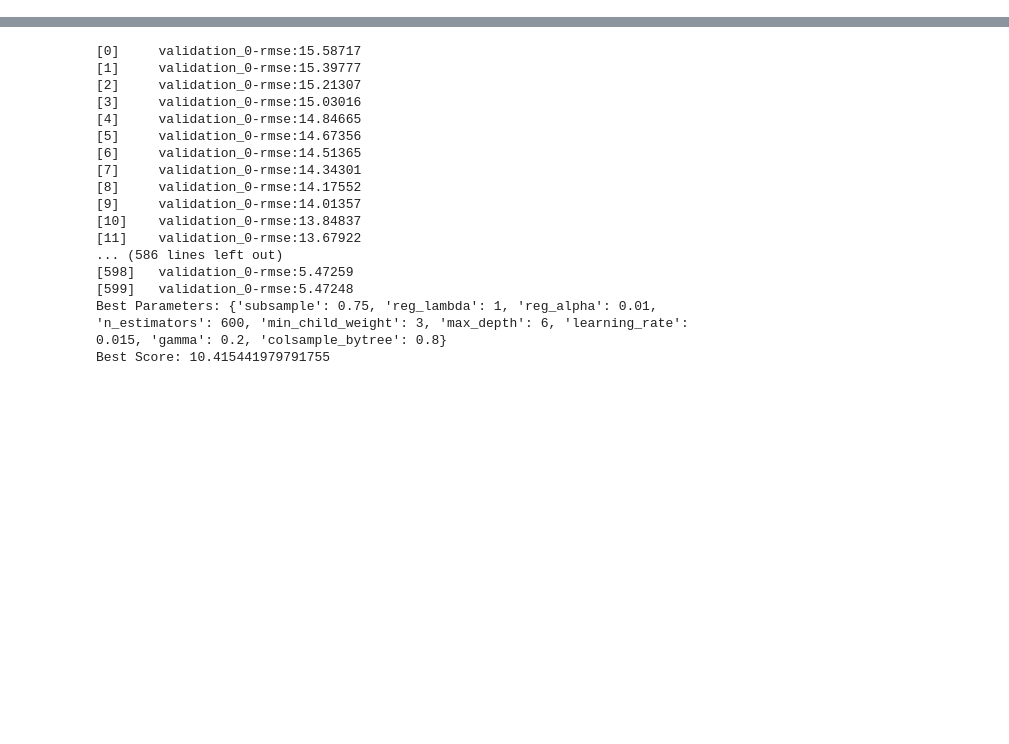
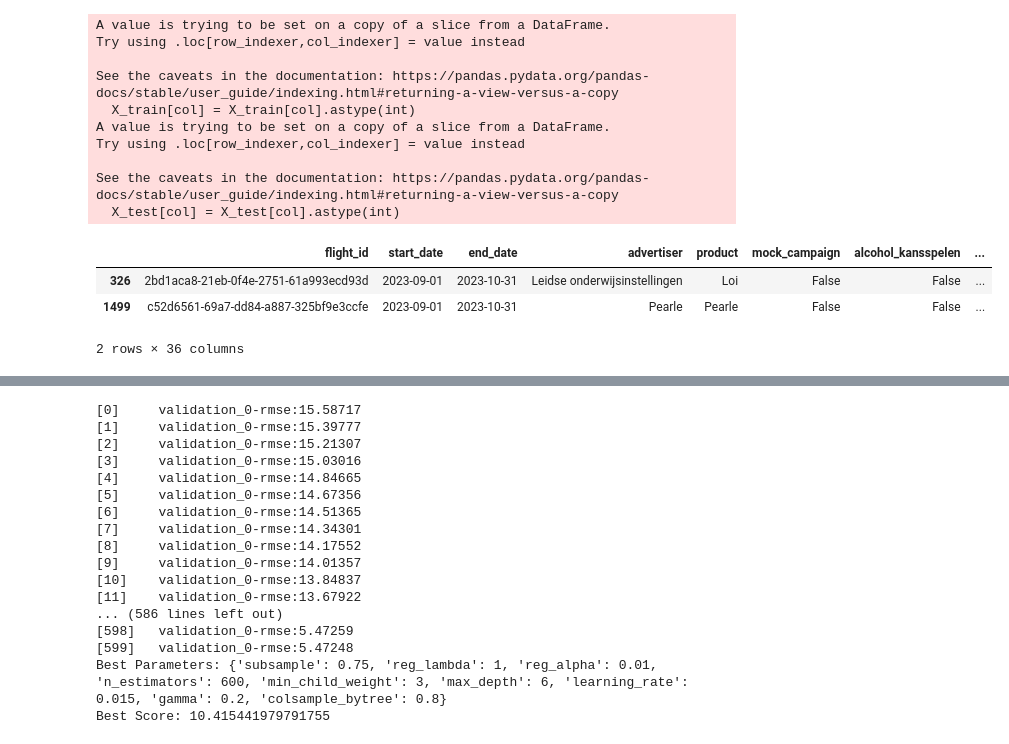
Before and after one commit to JordysHub/CampTvNew, a Jupyter notebook: models/preprocessing_models.ipynb, the cells around one changed output, grey strips where cells are left out. Drawn from its saved outputs; the diff is of its cells as text; code cells hidden in the pictures; blank space fills up the shorter version.

Commit message:
avoid dumping duplicate data

```diff
--- a/models/preprocessing_models.ipynb
+++ b/models/preprocessing_models.ipynb
@@ -209,7 +167,6 @@ TARGET_GROUP = '25-67'
 
 query = f'''
     SELECT b.flight_id,
-    f.mock_campaign,
     f.advertiser,
     f.product,
     f.start_date,
@@ -217,6 +174,8 @@ query = f'''
     b.target_group,
     b.campaign_duration,
     b.daypart,
+    f.mock_campaign,
+    f.alcohol_kansspelen,
     b.total_grp,
     b.ster_grp,
     b.regio_grp,
@@ -225,7 +184,7 @@ query = f'''
     b.npo3_grp,
     b.[ster_1+]
     FROM [dbo].[tv.bereik] b
-    LEFT JOIN [dbo].[tv.flights] f ON b.flight_id = f.flight_id
+    LEFT JOIN [dbo].[tv.flights_ster] f ON b.flight_id = f.flight_id
     where b.ster_grp > 0 and target_group = '{TARGET_GROUP}'
     and start_date >= '{CUT_OFF_DATE}'
     order by start_date
@@ -235,37 +194,56 @@ try:
     df = query_to_df(query)
 except Exception as e:
     print(f"Error executing query: {str(e)}")
-
 
 # Prep df
 df = prep_dataframe(df)
 
 # Ensure the data is sorted by the start date
 df = df.sort_values(by='start_date')
 
 # Split the data into training and test sets based on the cutoff date
 train_data = df[df['start_date'] < TEST_SET_DATE]
 test_data = df[df['start_date'] >= TEST_SET_DATE]
 
 features = ['npo1_grp_daynight', 'npo1_grp_primetime', 'npo1_grp_total',
             'npo2_grp_daynight', 'npo2_grp_primetime', 'npo2_grp_total',
             'npo3_grp_daynight', 'npo3_grp_primetime', 'npo3_grp_total',
             'regio_grp_daynight', 'regio_grp_primetime', 'regio_grp_total',
             'timef_start_month', 'timef_end_month', 'timef_start_year', 'timef_end_year',
             'timef_start_week', 'timef_end_week', 'timef_start_day', 'timef_end_day',
-            'timef_duration_days', 'timef_olympic_period', 'timef_football_period',
-            'meta_alcohol_adv', 'meta_kansspelen_adv']
+            'timef_duration_days', 'timef_olympic_period_overlap', 'timef_football_period_overlap',
+            'alcohol_kansspelen']
 
 target = 'ster_1+_total'
 
 # Separate features and target for train and test sets
 X_train = train_data[features]
 y_train = train_data[target]
 X_test = test_data[features]
 y_test = test_data[target]
 
 # Create the preprocessor. (nu niet echt nodig maar wellicht wel later in de pipeline)
 categorical_cols = []
-boolean_cols = ['timef_olympic_period', 'meta_alcohol_adv', 'meta_kansspelen_adv', 'timef_football_period']
+boolean_cols = ['alcohol_kansspelen']
 numerical_cols = [col for col in features if col not in categorical_cols + boolean_cols]
+for col in boolean_cols:
+    X_train[col] = X_train[col].astype(int)
+    X_test[col] = X_test[col].astype(int)
 preprocessor = create_preprocessor(numerical_cols, categorical_cols, boolean_cols)
+
+df.head(2)
+# %% [output]
+A value is trying to be set on a copy of a slice from a DataFrame.
+Try using .loc[row_indexer,col_indexer] = value instead
+
+See the caveats in the documentation: https://pandas.pydata.org/pandas-docs/stable/user_guide/indexing.html#returning-a-view-versus-a-copy
+  X_train[col] = X_train[col].astype(int)
+A value is trying to be set on a copy of a slice from a DataFrame.
+Try using .loc[row_indexer,col_indexer] = value instead
+
+See the caveats in the documentation: https://pandas.pydata.org/pandas-docs/stable/user_guide/indexing.html#returning-a-view-versus-a-copy
+  X_test[col] = X_test[col].astype(int)
+|  | flight_id | start_date | end_date | advertiser | product | mock_campaign | alcohol_kansspelen | ... |
+| 326 | 2bd1aca8-21eb-0f4e-2751-61a993ecd93d | 2023-09-01 | 2023-10-31 | Leidse onderwijsinstellingen | Loi | False | False | ... |
+| 1499 | c52d6561-69a7-dd84-a887-325bf9e3ccfe | 2023-09-01 | 2023-10-31 | Pearle | Pearle | False | False | ... |
+2 rows × 36 columns
```
Also changed, not shown: parts of 12 cells of this notebook, 11 other files.
